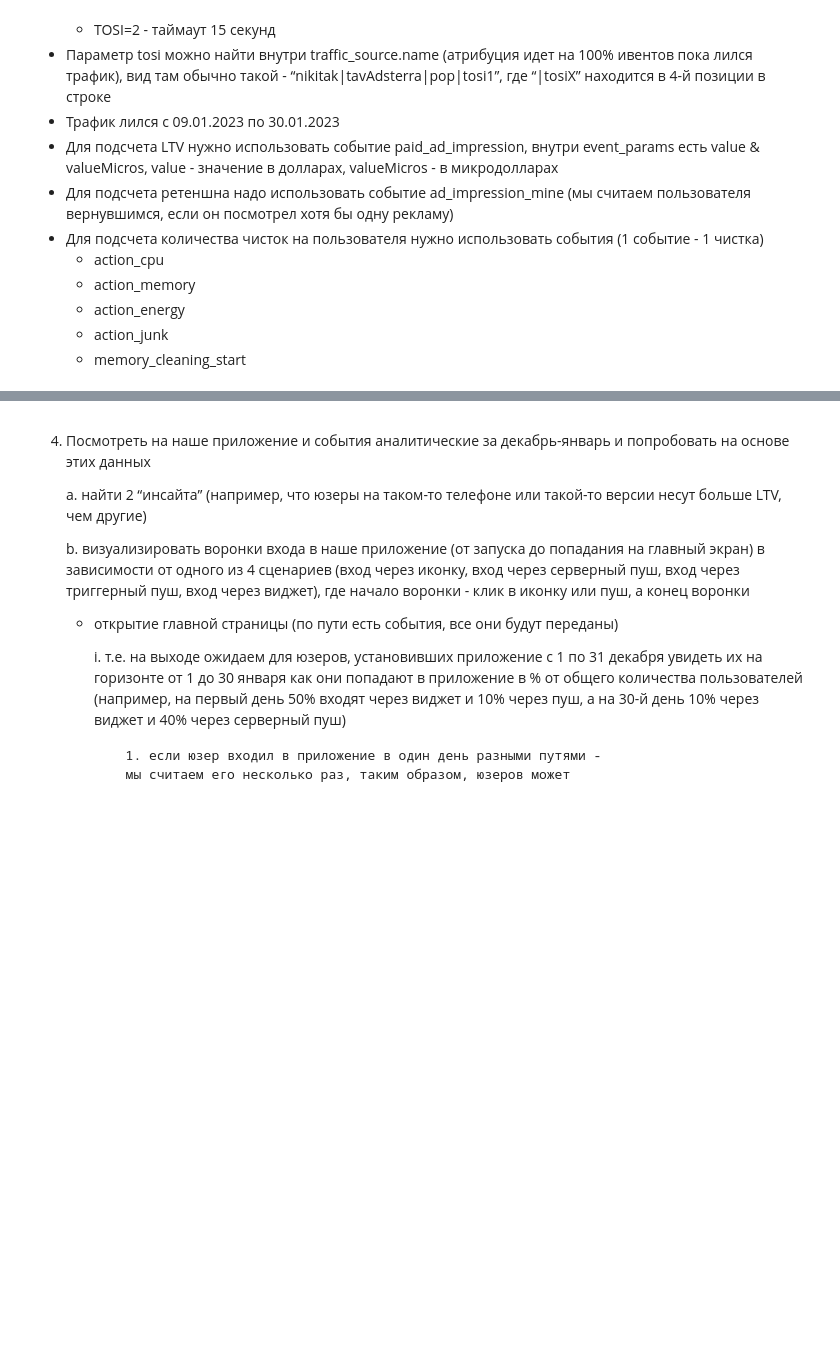
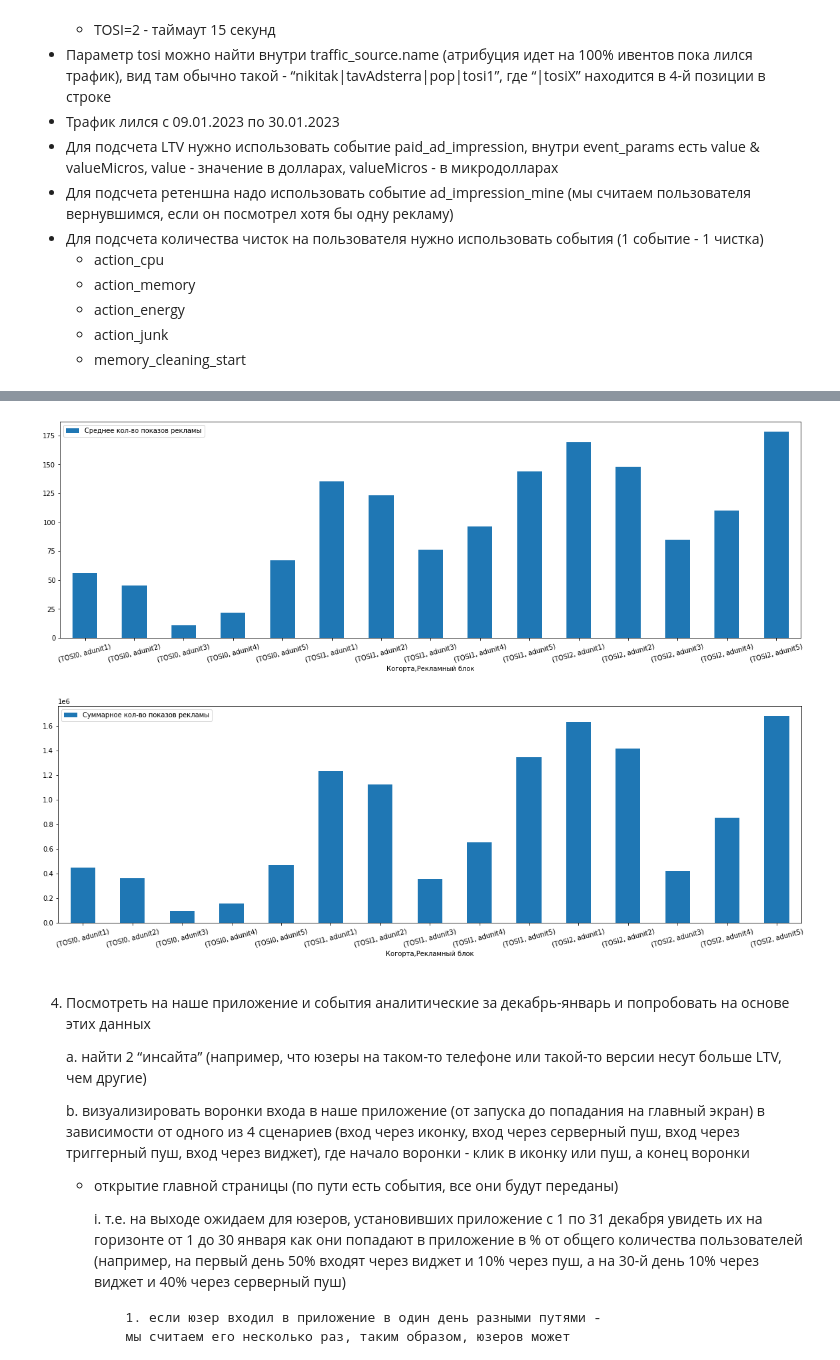
Before and after one commit to KotovIvanUnique/data_analysis_practice, a Jupyter notebook: test_case_2/test_case_2.ipynb, the cells around one changed output, grey strips where cells are left out. Saved outputs shown, nothing was run; the diff lists cells and outputs as text; code cells hidden in the pictures; blank space fills up the shorter version.

```diff
--- a/test_case_2/test_case_2.ipynb
+++ b/test_case_2/test_case_2.ipynb
@@ -258,3 +455,28 @@ def show_metrics_tosi(df: pd.DataFrame):
+# %%
+df_adunit = pd.DataFrame([['TOSI0', 'adunit1', 56, 450554],
+                          ['TOSI1', 'adunit1', 135, 1234023],
+                          ['TOSI2', 'adunit1', 169, 1634056],
+                          ['TOSI0', 'adunit2', 45, 360554],
+                          ['TOSI1', 'adunit2', 123, 1124023],
+                          ['TOSI2', 'adunit2', 148, 1414056],
+                          ['TOSI0', 'adunit3', 11, 95675],
+                          ['TOSI1', 'adunit3', 76, 356767],
+                          ['TOSI2', 'adunit3', 85, 423576],
+                          ['TOSI0', 'adunit4', 22, 156789],
+                          ['TOSI1', 'adunit4', 96, 654786],
+                          ['TOSI2', 'adunit4', 110, 856756],
+                          ['TOSI0', 'adunit5', 67, 467898],
+                          ['TOSI1', 'adunit5', 144, 1345678],
+                          ['TOSI2', 'adunit5', 178, 1678978],],
+                          columns=['cohort',
+                                   'adunit',
+                                   'avg_cnt_ad',
+                                   'sum_cnt_ad'])
+# %%
+show_adunit_tosi(df_adunit)
+# %% [output]
+[figure, added]
+[figure, added]
 # %% [markdown]
 4. Посмотреть на наше приложение и события аналитические за декабрь-январь и
 попробовать на основе этих данных
```
Also changed, not shown: parts of 21 cells of this notebook.
